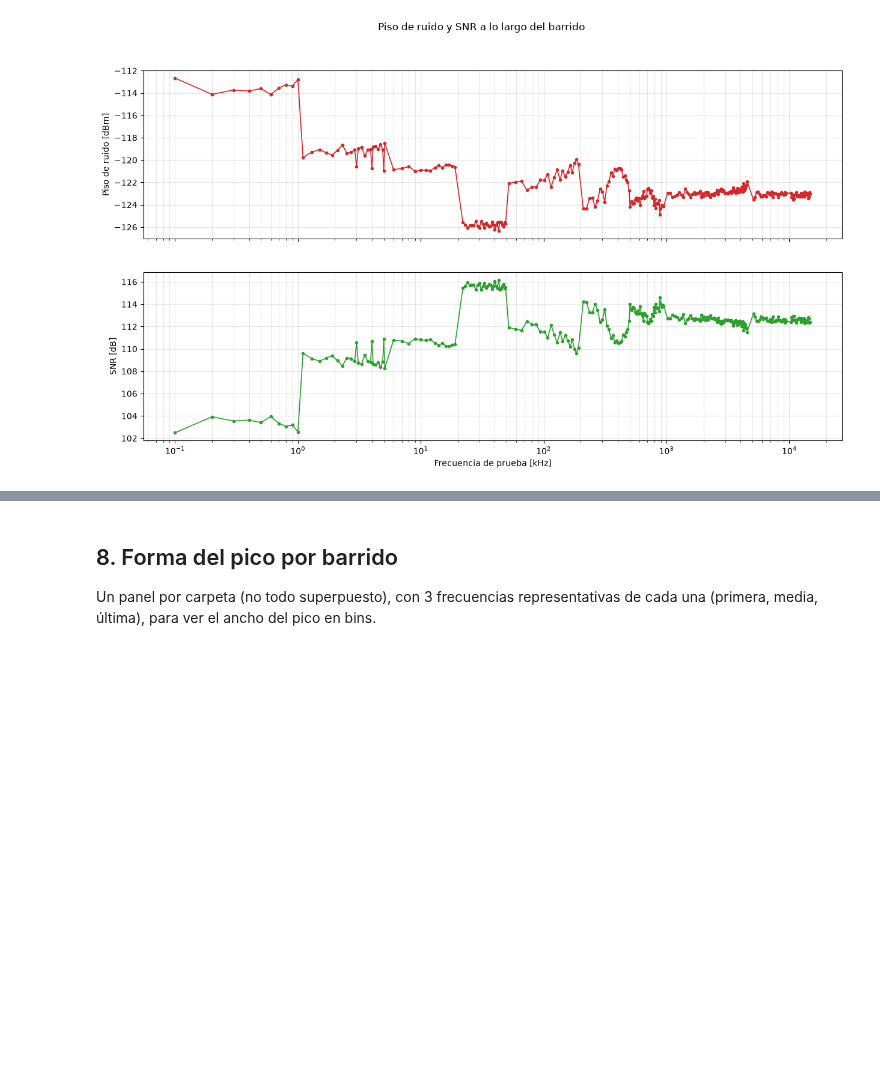
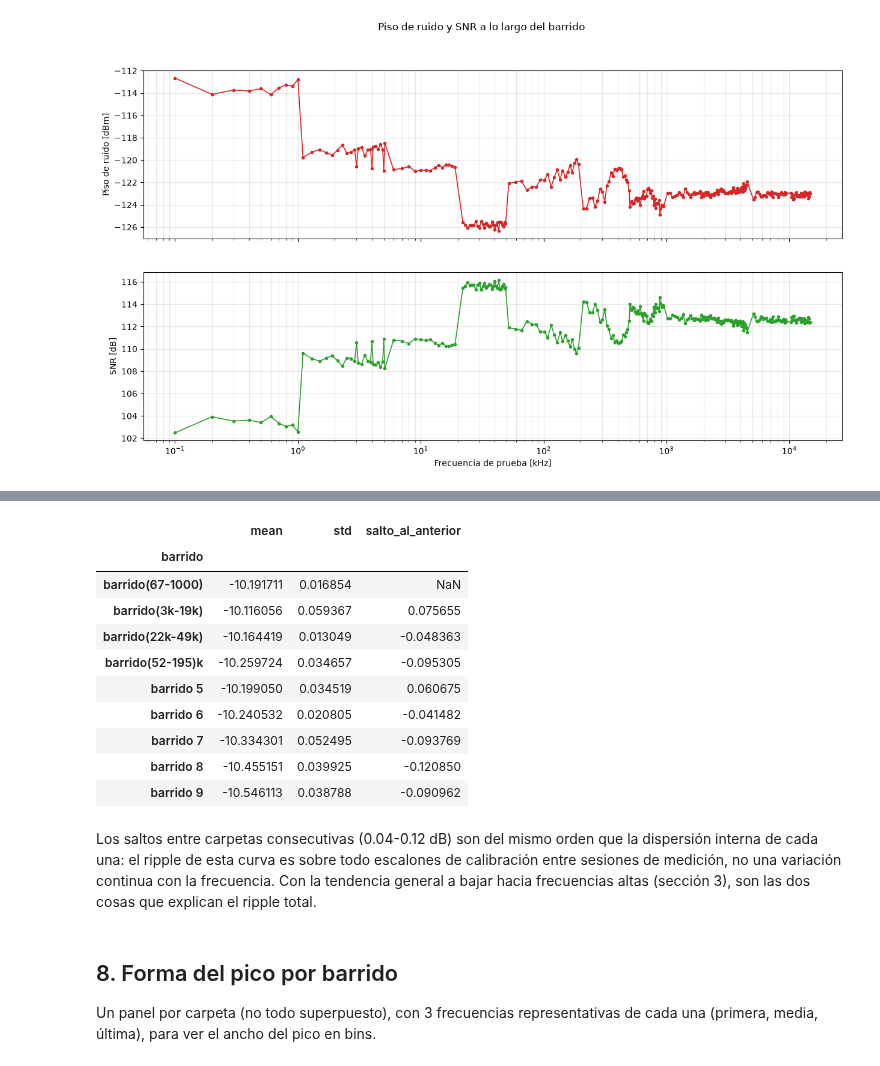
Before and after one commit to nicolepol/labo6-7-junturas-josephson, a Jupyter notebook: programar/analisis_barridos_frecuencia.ipynb, the cells around one changed output, grey strips where cells are left out. Cells and saved outputs as stored; diff of their text form; code cells hidden in the pictures; blank space fills up the shorter version.

```diff
--- a/programar/analisis_barridos_frecuencia.ipynb
+++ b/programar/analisis_barridos_frecuencia.ipynb
@@ -458,3 +497,28 @@ plt.show()
+# %%
+# siguiendo lo que se vio en la sección 3 (el solapamiento entre las dos
+# primeras carpetas): salto de amplitud media entre cada barrido y el
+# anterior, comparado contra la dispersión interna de cada uno
+por_barrido = resultados.groupby("barrido", sort=False)["peak_amp_dbm"].agg(["mean", "std"])
+por_barrido["salto_al_anterior"] = por_barrido["mean"].diff()
+por_barrido
+# %% [output]
+|  | mean | std | salto_al_anterior |
+| barrido |  |  |  |
+| barrido(67-1000) | -10.191711 | 0.016854 | NaN |
+| barrido(3k-19k) | -10.116056 | 0.059367 | 0.075655 |
+| barrido(22k-49k) | -10.164419 | 0.013049 | -0.048363 |
+| barrido(52-195)k | -10.259724 | 0.034657 | -0.095305 |
+| barrido 5 | -10.199050 | 0.034519 | 0.060675 |
+| barrido 6 | -10.240532 | 0.020805 | -0.041482 |
+| barrido 7 | -10.334301 | 0.052495 | -0.093769 |
+| barrido 8 | -10.455151 | 0.039925 | -0.120850 |
+| barrido 9 | -10.546113 | 0.038788 | -0.090962 |
+# %% [markdown]
+Los saltos entre carpetas consecutivas (0.04-0.12 dB) son del mismo orden que
+la dispersión interna de cada una: el ripple de esta curva es sobre todo
+escalones de calibración entre sesiones de medición, no una variación
+continua con la frecuencia. Con la tendencia general a bajar hacia frecuencias
+altas (sección 3), son las dos cosas que explican el ripple total.
 # %% [markdown]
 ## 8. Forma del pico por barrido
 
```
Also changed, not shown: parts of 3 cells of this notebook.
